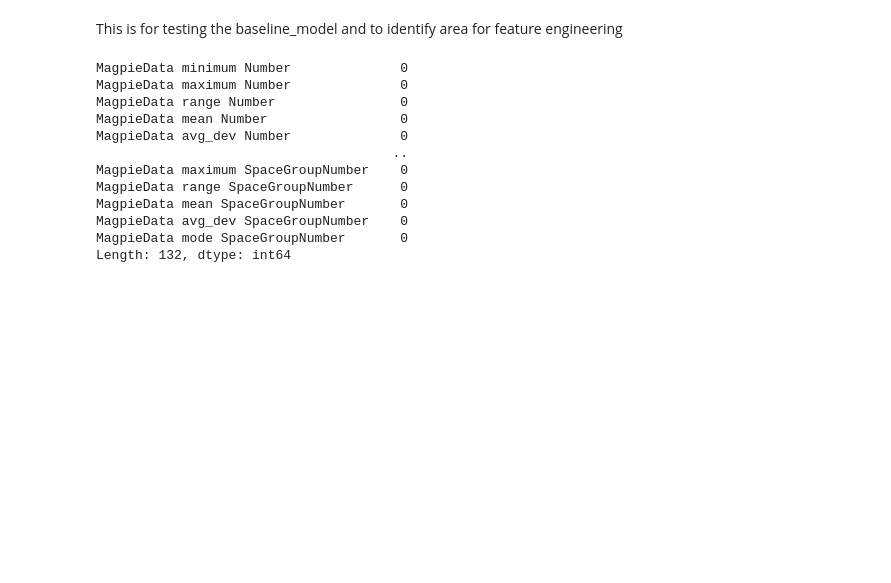
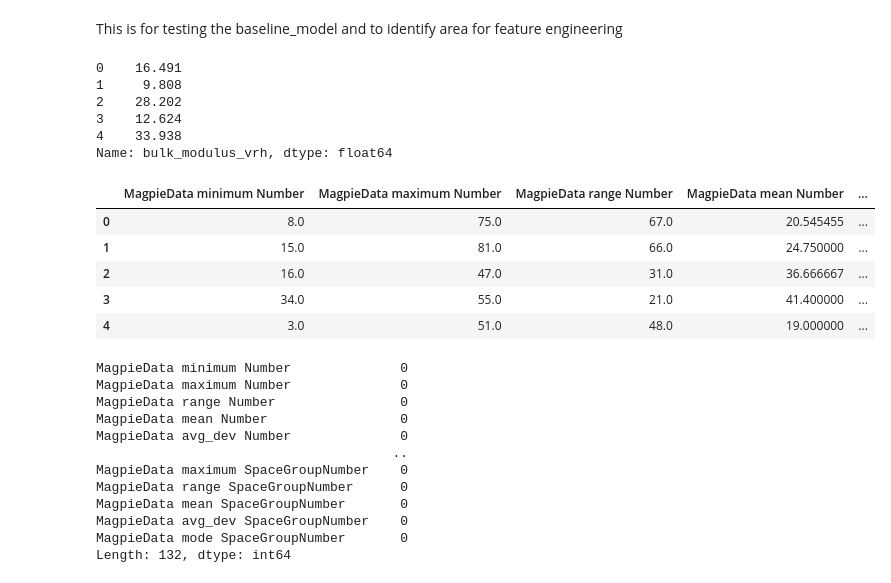
Before and after one commit to eateatyumm-kk/Materialmind, a Jupyter notebook: src/baseline_model.ipynb, the cells around one changed output. Saved outputs shown, nothing was run; the diff lists cells and outputs as text; code cells hidden in the pictures; blank space fills up the shorter version.

```diff
--- a/src/baseline_model.ipynb
+++ b/src/baseline_model.ipynb
@@ -7,6 +7,25 @@ This is for testing the baseline_model and to identify area for feature engineer
 df1 = pd.read_csv("../data/materials_with_elasticity.csv")
 y = df1["bulk_modulus_vrh"]
 X = pd.read_csv("../data/materials_data.csv")
+# %%
+y.head()
+# %% [output]
+0    16.491
+1     9.808
+2    28.202
+3    12.624
+4    33.938
+Name: bulk_modulus_vrh, dtype: float64
+# %%
+pd.set_option('display.max_columns', None)
+X.head()
+# %% [output]
+|  | MagpieData minimum Number | MagpieData maximum Number | MagpieData range Number | MagpieData mean Number | ... |
+| 0 | 8.0 | 75.0 | 67.0 | 20.545455 | ... |
+| 1 | 15.0 | 81.0 | 66.0 | 24.750000 | ... |
+| 2 | 16.0 | 47.0 | 31.0 | 36.666667 | ... |
+| 3 | 34.0 | 55.0 | 21.0 | 41.400000 | ... |
+| 4 | 3.0 | 51.0 | 48.0 | 19.000000 | ... |
 # %%
 X.isnull().sum()
 # %% [output]
```
Also changed, not shown: parts of 3 cells of this notebook.
